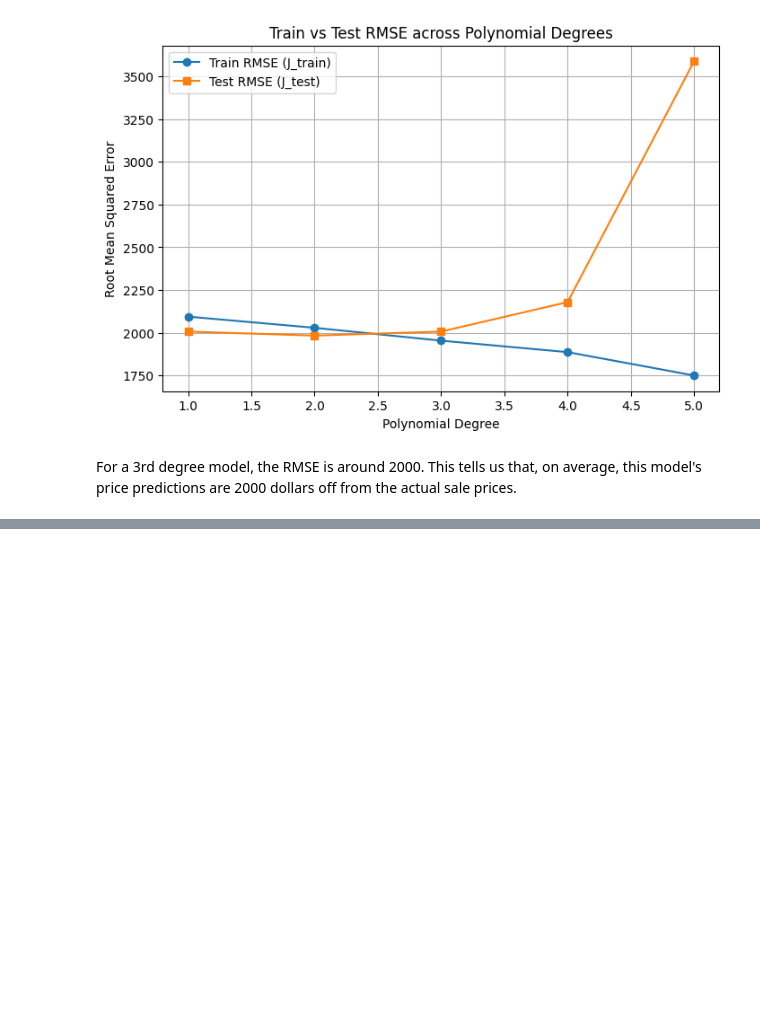
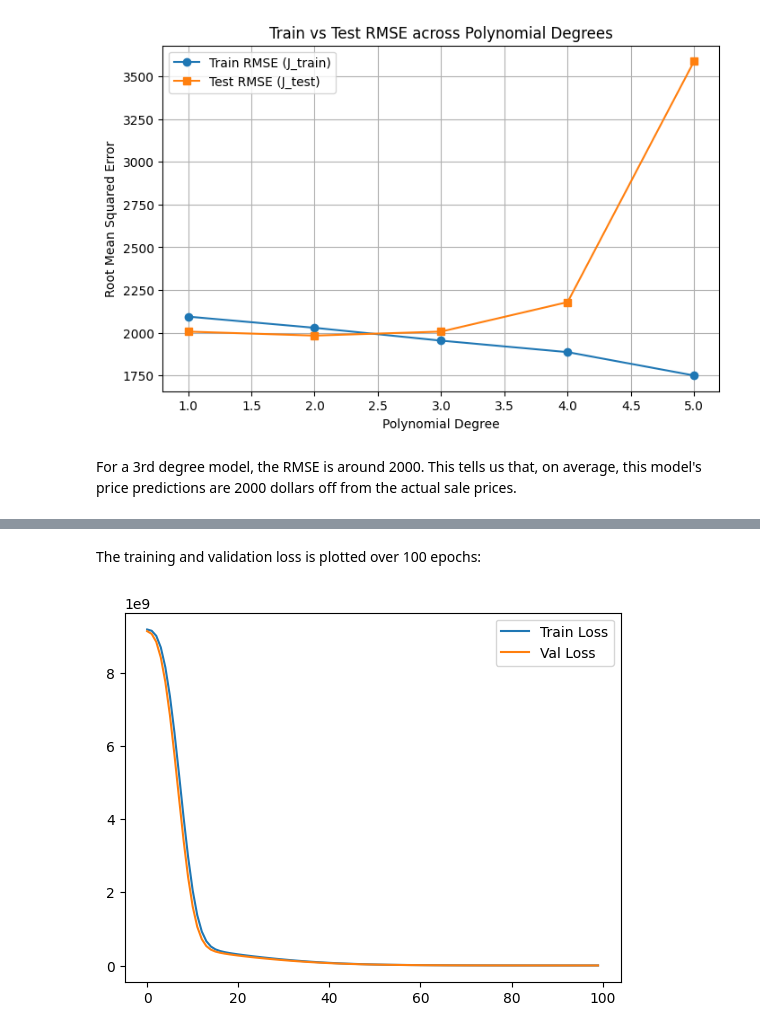
Before and after one commit to mic60615/housing-prices, a Jupyter notebook: notebooks/01_baseline_model.ipynb, the cells around one changed output, grey strips where cells are left out. Cells and saved outputs as stored; diff of their text form; code cells hidden in the pictures; blank space fills up the shorter version.

```diff
--- a/notebooks/01_baseline_model.ipynb
+++ b/notebooks/01_baseline_model.ipynb
@@ -135,0 +136,17 @@ Next, we will explore using neural networks.
+# %%
+import tensorflow as tf
+from tensorflow.keras import layers, models
+
+model = models.Sequential([
+    layers.Input(shape=(6,)),
+    layers.Dense(128, activation='relu'),
+    layers.Dense(64, activation='relu'),
+    layers.Dense(1)
+])
+
+model.compile(
+    optimizer='adam',
+    loss='mean_squared_error'
+)
+
+model.summary()
@@ -135,0 +169,4 @@ Next, we will explore using neural networks.
+# %%
+print("Starting training...")
+history = model.fit(X_train, y_train,epochs=100, validation_data=(X_test, y_test), verbose=2)
+print("Ending training...")
@@ -135,0 +191,9 @@ Next, we will explore using neural networks.
+# %% [markdown]
+The training and validation loss is plotted over 100 epochs:
+# %%
+plt.plot(history.history['loss'], label='Train Loss')
+plt.plot(history.history['val_loss'], label='Val Loss')
+plt.legend()
+plt.show()
+# %% [output]
+[figure, added]
```
Also changed, not shown: parts of 7 cells of this notebook.
